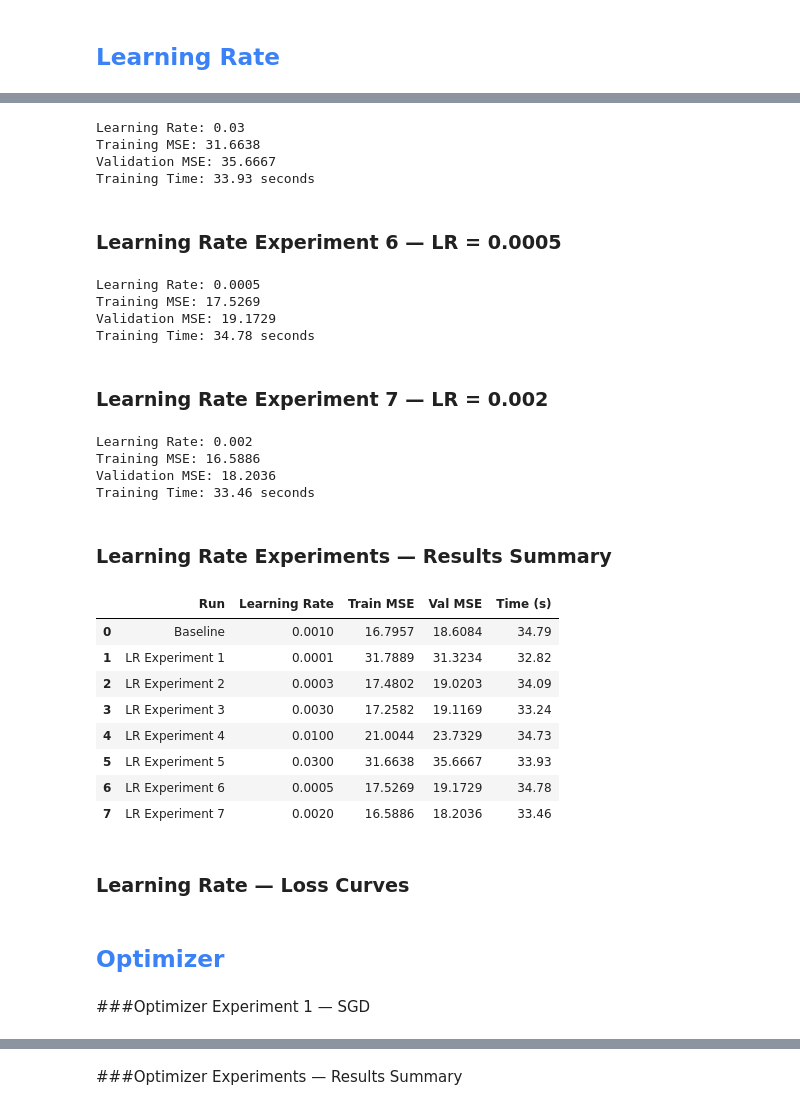
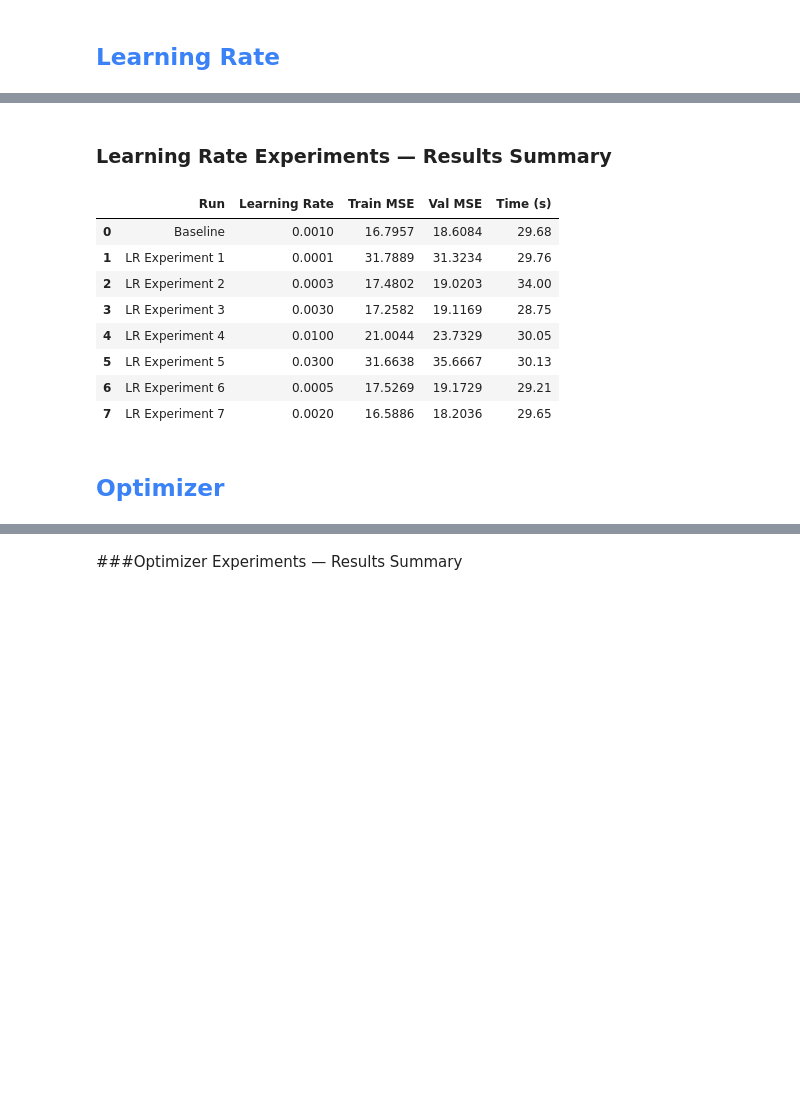
Before and after one commit to DOHA-BASEM3/DS330-Deep-Learning-Project, a Jupyter notebook: CCPP(new).ipynb, the cells around one changed output, grey strips where cells are left out. Drawn from its saved outputs; the diff is of its cells as text; code cells hidden in the pictures; blank space fills up the shorter version.

```diff
--- a/CCPP(new).ipynb
+++ b/CCPP(new).ipynb
@@ -428,9 +517,0 @@ Training Time: 33.24 seconds
-# %%
-
-result = run_learning_rate_experiment(0.01)
-lr_results.append(result)
-
-print("Learning Rate:", result["Learning Rate"])
-print(f"Training MSE: {result['Train MSE']:.4f}")
-print(f"Validation MSE: {result['Val MSE']:.4f}")
-print(f"Training Time: {result['Time (s)']:.2f} seconds")
@@ -444,90 +518,39 @@ Training Time: 34.73 seconds
-# %%
-
-result = run_learning_rate_experiment(0.03)
-lr_results.append(result)
-
-print("Learning Rate:", result["Learning Rate"])
-print(f"Training MSE: {result['Train MSE']:.4f}")
-print(f"Validation MSE: {result['Val MSE']:.4f}")
-print(f"Training Time: {result['Time (s)']:.2f} seconds")
-# %% [output]
-Learning Rate: 0.03
-Training MSE: 31.6638
-Validation MSE: 35.6667
-Training Time: 33.93 seconds
-# %% [markdown]
-### Learning Rate Experiment 6 — LR = 0.0005
-# %%
-
-result = run_learning_rate_experiment(0.0005)
-lr_results.append(result)
-
-print("Learning Rate:", result["Learning Rate"])
-print(f"Training MSE: {result['Train MSE']:.4f}")
-print(f"Validation MSE: {result['Val MSE']:.4f}")
-print(f"Training Time: {result['Time (s)']:.2f} seconds")
-# %% [output]
-Learning Rate: 0.0005
-Training MSE: 17.5269
-Validation MSE: 19.1729
-Training Time: 34.78 seconds
-# %% [markdown]
-### Learning Rate Experiment 7 — LR = 0.002
-# %%
-result = run_learning_rate_experiment(0.002)
-lr_results.append(result)
-
-print("Learning Rate:", result["Learning Rate"])
-print(f"Training MSE: {result['Train MSE']:.4f}")
-print(f"Validation MSE: {result['Val MSE']:.4f}")
-print(f"Training Time: {result['Time (s)']:.2f} seconds")
-# %% [output]
-Learning Rate: 0.002
-Training MSE: 16.5886
-Validation MSE: 18.2036
-Training Time: 33.46 seconds
 # %% [markdown]
 ### Learning Rate Experiments — Results Summary
 # %%
-
 lr_table = pd.DataFrame([
     {
         "Run": "Baseline",
         "Learning Rate": 0.001,
         "Train MSE": nn_train_mse,
         "Val MSE": nn_val_mse,
         "Time (s)": training_time
     },
     *[
         {
             "Run": f"LR Experiment {i}",
             "Learning Rate": r["Learning Rate"],
             "Train MSE": r["Train MSE"],
             "Val MSE": r["Val MSE"],
             "Time (s)": r["Time (s)"]
         }
         for i, r in enumerate(lr_results, start=1)
     ]
 ])
 
 display(lr_table.round({
-    "Learning Rate": 4,
-    "Train MSE": 4,
-    "Val MSE": 4,
-    "Time (s)": 2
+    "Learning Rate": 4, "Train MSE": 4, "Val MSE": 4, "Time (s)": 2
 }))
 # %% [output]
 |  | Run | Learning Rate | Train MSE | Val MSE | Time (s) |
-| 0 | Baseline | 0.0010 | 16.7957 | 18.6084 | 34.79 |
-| 1 | LR Experiment 1 | 0.0001 | 31.7889 | 31.3234 | 32.82 |
-| 2 | LR Experiment 2 | 0.0003 | 17.4802 | 19.0203 | 34.09 |
-| 3 | LR Experiment 3 | 0.0030 | 17.2582 | 19.1169 | 33.24 |
-| 4 | LR Experiment 4 | 0.0100 | 21.0044 | 23.7329 | 34.73 |
-| 5 | LR Experiment 5 | 0.0300 | 31.6638 | 35.6667 | 33.93 |
-| 6 | LR Experiment 6 | 0.0005 | 17.5269 | 19.1729 | 34.78 |
-| 7 | LR Experiment 7 | 0.0020 | 16.5886 | 18.2036 | 33.46 |
+| 0 | Baseline | 0.0010 | 16.7957 | 18.6084 | 29.68 |
+| 1 | LR Experiment 1 | 0.0001 | 31.7889 | 31.3234 | 29.76 |
+| 2 | LR Experiment 2 | 0.0003 | 17.4802 | 19.0203 | 34.00 |
+| 3 | LR Experiment 3 | 0.0030 | 17.2582 | 19.1169 | 28.75 |
+| 4 | LR Experiment 4 | 0.0100 | 21.0044 | 23.7329 | 30.05 |
+| 5 | LR Experiment 5 | 0.0300 | 31.6638 | 35.6667 | 30.13 |
+| 6 | LR Experiment 6 | 0.0005 | 17.5269 | 19.1729 | 29.21 |
+| 7 | LR Experiment 7 | 0.0020 | 16.5886 | 18.2036 | 29.65 |
-# %% [markdown]
-### Learning Rate — Loss Curves
 # %% [markdown]
 ## <font color="#3B82F6">Optimizer </font>
 # %%
@@ -649,5 +664,3 @@ def run_optimizer_experiment(optimizer_name, lr=0.001, momentum=0.9):
     "Train Losses": train_losses,
     "Val Losses": val_losses
 }
-# %% [markdown]
-###Optimizer Experiment 1 — SGD
```
Also changed, not shown: parts of 84 cells of this notebook.
